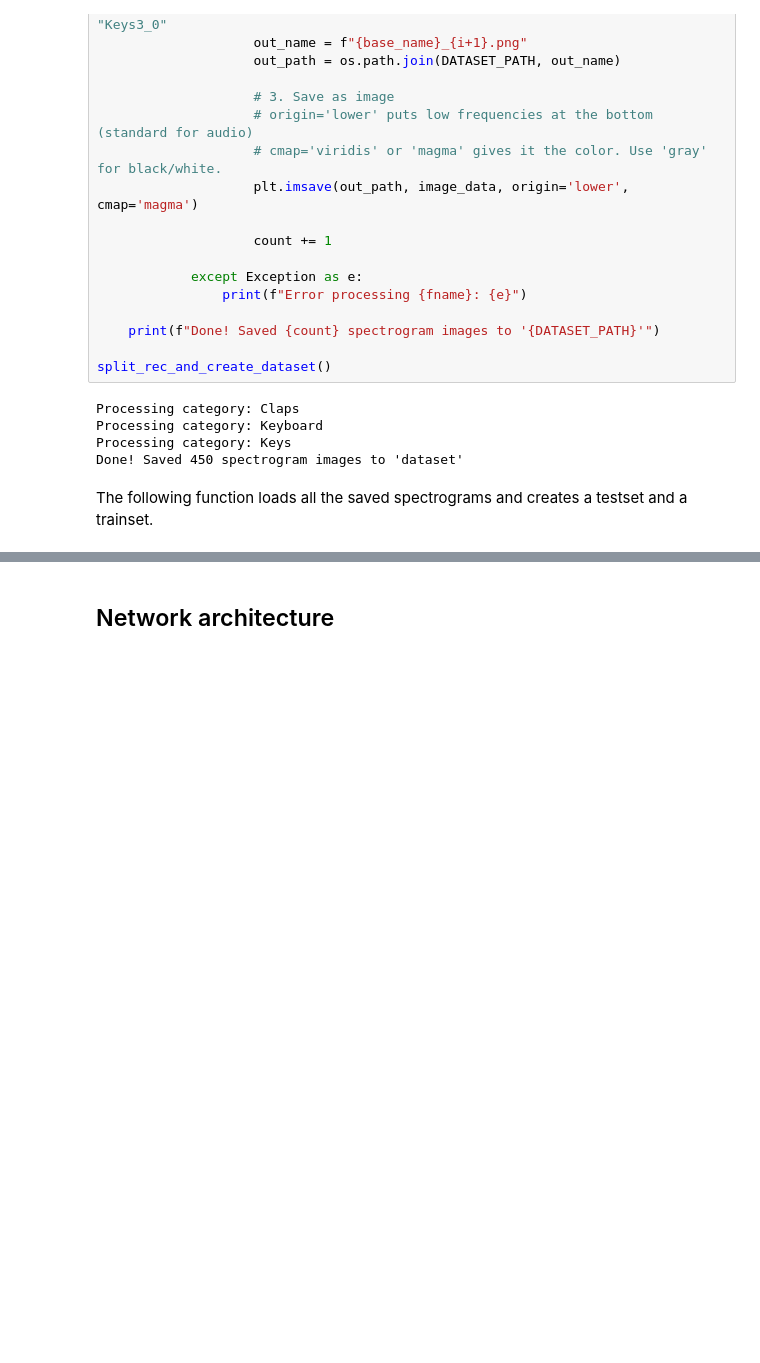
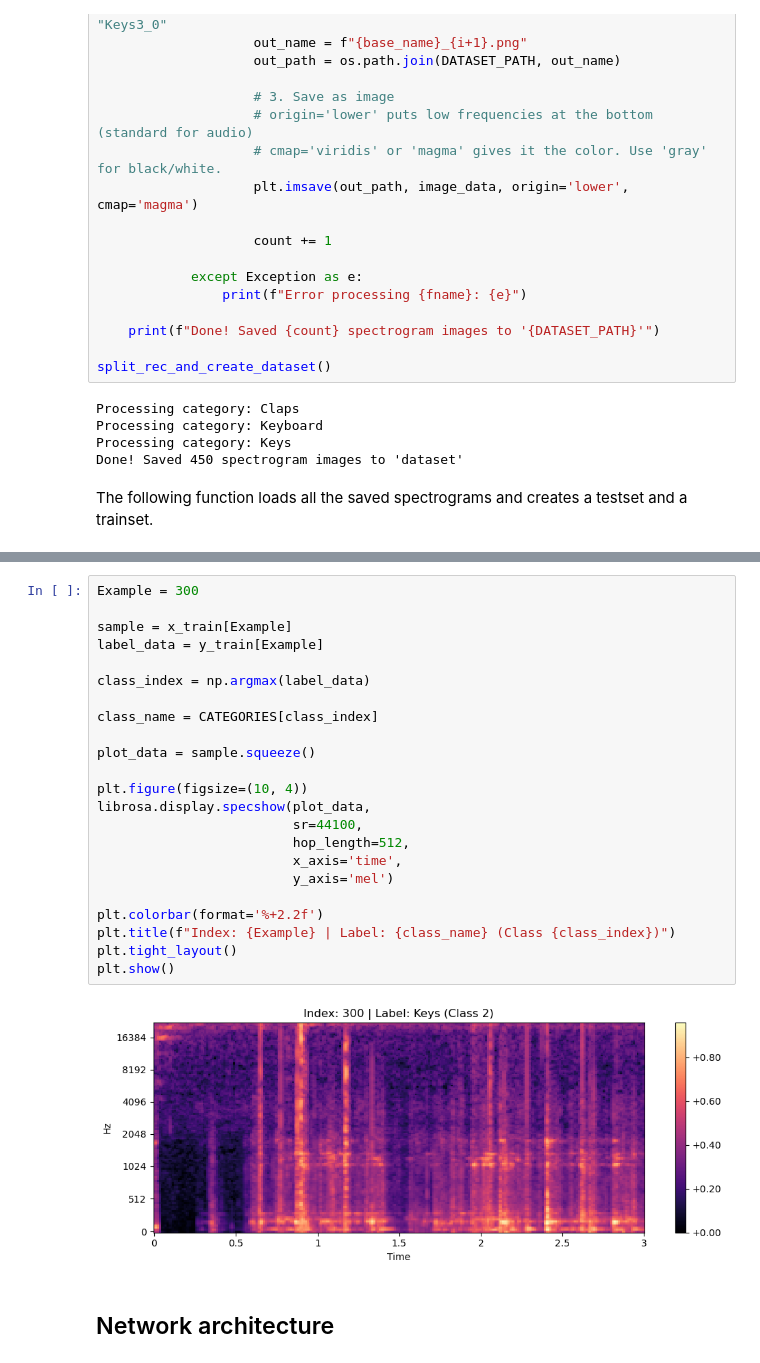
Before and after one commit to pedmur/AIS7, a Jupyter notebook: FinalAssignment/Jetsound.ipynb, the cells around one changed output, grey strips where cells are left out. Drawn from its saved outputs; the diff is of its cells as text; blank space fills up the shorter version.

```diff
--- a/FinalAssignment/Jetsound.ipynb
+++ b/FinalAssignment/Jetsound.ipynb
@@ -241,6 +240,31 @@ Training Data Shape (x_train): (360, 128, 259, 1)
 Training Labels Shape (y_train): (360, 3)
 Test Data Shape (x_test):      (90, 128, 259, 1)
 Test Labels Shape (y_test):      (90, 3)
+# %%
+Example = 300
+
+sample = x_train[Example]
+label_data = y_train[Example]
+
+class_index = np.argmax(label_data)
+
+class_name = CATEGORIES[class_index]
+
+plot_data = sample.squeeze()
+
+plt.figure(figsize=(10, 4))
+librosa.display.specshow(plot_data,
+                         sr=44100,
+                         hop_length=512,
+                         x_axis='time',
+                         y_axis='mel')
+
+plt.colorbar(format='%+2.2f')
+plt.title(f"Index: {Example} | Label: {class_name} (Class {class_index})")
+plt.tight_layout()
+plt.show()
+# %% [output]
+[figure, added]
 # %% [markdown]
 ## Network architecture
 # %%
```
Also changed, not shown: parts of 5 cells of this notebook.
